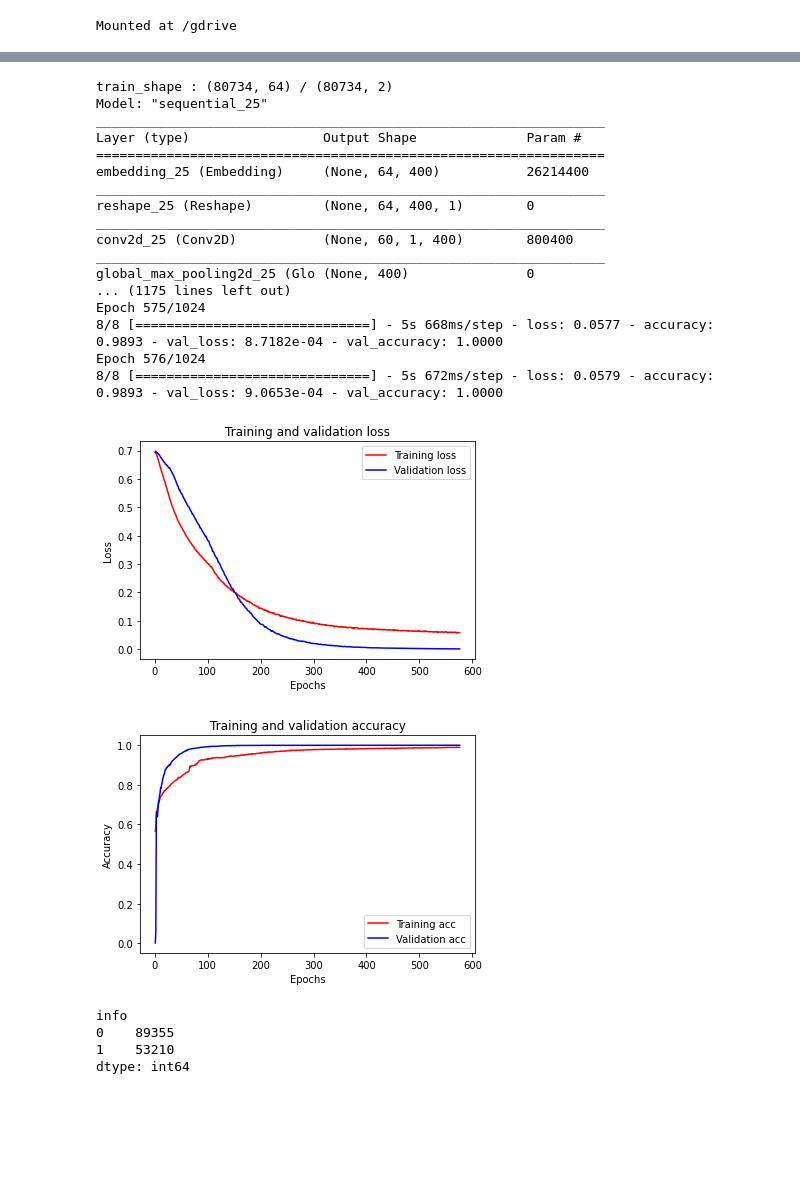
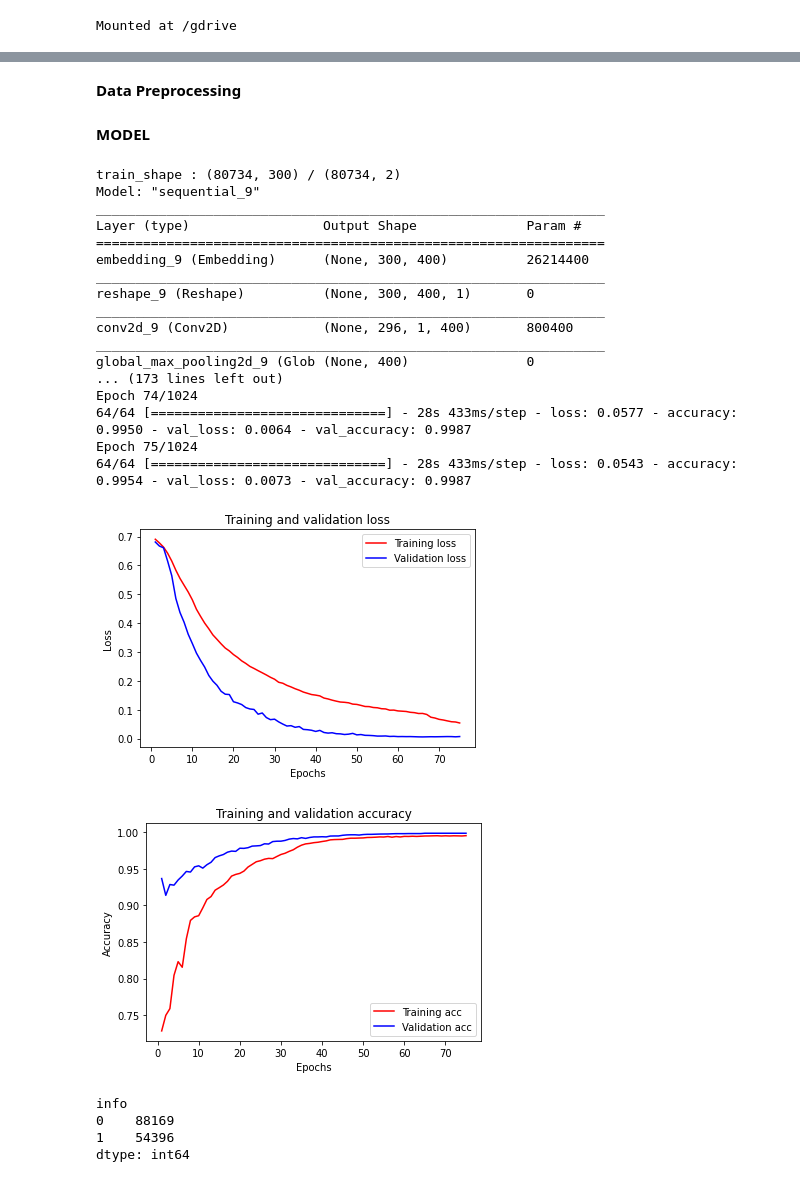
Before and after one commit to skaurl/NH-bigdata, a Jupyter notebook: TEST.ipynb, the cells around one changed output, grey strips where cells are left out. Cells and saved outputs as stored; diff of their text form; code cells hidden in the pictures; blank space fills up the shorter version.

```diff
--- a/TEST.ipynb
+++ b/TEST.ipynb
@@ -5,0 +8,28 @@ Mounted at /gdrive
+# %%
+import pandas as pd
+import matplotlib.pyplot as plt
+
+news_dataset_path = r"/gdrive/My Drive/한양대학교/NH투자증권 빅데이터 경진대회/data/news_train.csv"
+
+news_dataset = pd.read_csv(news_dataset_path)
+
+del news_dataset["n_id"]
+del news_dataset["date"]
+del news_dataset["title"]
+del news_dataset["ord"]
+
+news_dataset = news_dataset[news_dataset["content"]!="데이터에서 찾은 AI 속보"]
+news_dataset = news_dataset[news_dataset["content"]!="씨에스윈드, 193억 원 규모 윈드타워 공급계약 체결"]
+news_dataset = news_dataset[news_dataset["content"]!="씨에스윈드, 1분기 영업이익 158억 원전년비 16.1%"]
+
+news_dataset = news_dataset.drop_duplicates()
+
+print('문장의 개수 :', str(len(news_dataset))+'문장')
+print('문장의 최대 길이 :', str(max(len(l) for l in news_dataset['content']))+'글자')
+print('문장의 평균 길이 :', str(round(sum(map(len, news_dataset['content'])) / len(news_dataset['content'])))+'글자')
+
+plt.hist([len(s) for s in news_dataset['content']], bins=300)
+plt.xlim(0,300)
+plt.xlabel('length of Data')
+plt.ylabel('number of Data')
+plt.show()
@@ -6,3 +41,7 @@ Mounted at /gdrive
+# %% [markdown]
+**Data Preprocessing**
+# %% [markdown]
+**MODEL**
 # %%
 import pandas as pd
 import matplotlib.pyplot as plt
@@ -46,18 +85,18 @@ def conv2d_cnn():
     adam = optimizers.Adam(lr=0.0001)
     model.compile(loss='binary_crossentropy', optimizer=adam, metrics=['accuracy'])
     model.summary()
-    early_stopping = EarlyStopping(patience=10)
+    early_stopping = EarlyStopping(monitor="val_accuracy", patience=10)
     history = model.fit(x_train, y_train, validation_split=0.2, epochs=epochs, batch_size=batch_size, verbose=1, callbacks=[early_stopping])
 
     return model, history
 
 if __name__ == "__main__":
-    max_len = 64
+    max_len = 300
     output_dim = 400
     filters = 400
     kernel_size = 5
     epochs = 2**10
-    batch_size = 2**13
+    batch_size = 2**10
 
     news_dataset_path = r"/gdrive/My Drive/한양대학교/NH투자증권 빅데이터 경진대회/data/news_train.csv"
 
@@ -79,6 +118,8 @@ if __name__ == "__main__":
 
     x_train = sequence.pad_sequences(news_dataset['content'], maxlen=max_len)
 
+    y_train = news_dataset['info']
+
     ros = RandomOverSampler(random_state=42)
     x_train, y_train = ros.fit_resample(x_train, news_dataset['info'])
 
@@ -89,48 +130,48 @@ if __name__ == "__main__":
     with tf.device('/device:GPU:0'):
         model, history = conv2d_cnn()
 
-    model.save('/gdrive/My Drive/한양대학교/NH투자증권 빅데이터 경진대회/model/news_model_1.h5')
+    model.save('/gdrive/My Drive/한양대학교/NH투자증권 빅데이터 경진대회/model/news_model.h5')
 
     acc = history.history['accuracy']
     val_acc = history.history['val_accuracy']
     loss = history.history['loss']
     val_loss = history.history['val_loss']
     epochs = range(1, len(acc) + 1)
 
     plt.plot(epochs, loss, 'r', label='Training loss')
     plt.plot(epochs, val_loss, 'b', label='Validation loss')
     plt.title('Training and validation loss')
     plt.xlabel('Epochs')
     plt.ylabel('Loss')
     plt.legend()
     plt.figure()
     plt.plot(epochs, acc, 'r', label='Training acc')
     plt.plot(epochs, val_acc, 'b', label='Validation acc')
     plt.title('Training and validation accuracy')
     plt.xlabel('Epochs')
     plt.ylabel('Accuracy')
     plt.legend()
     plt.show()
 # %% [output]
-train_shape : (80734, 64) / (80734, 2)
-Model: "sequential_25"
+train_shape : (80734, 300) / (80734, 2)
+Model: "sequential_9"
 _________________________________________________________________
 Layer (type)                 Output Shape              Param #
 =================================================================
-embedding_25 (Embedding)     (None, 64, 400)           26214400
+embedding_9 (Embedding)      (None, 300, 400)          26214400
 _________________________________________________________________
-reshape_25 (Reshape)         (None, 64, 400, 1)        0
+reshape_9 (Reshape)          (None, 300, 400, 1)       0
 _________________________________________________________________
-conv2d_25 (Conv2D)           (None, 60, 1, 400)        800400
+conv2d_9 (Conv2D)            (None, 296, 1, 400)       800400
 _________________________________________________________________
-global_max_pooling2d_25 (Glo (None, 400)               0
-... (1175 lines left out)
-Epoch 575/1024
-8/8 [==============================] - 5s 668ms/step - loss: 0.0577 - accuracy: 0.9893 - val_loss: 8.7182e-04 - val_accuracy: 1.0000
-Epoch 576/1024
-8/8 [==============================] - 5s 672ms/step - loss: 0.0579 - accuracy: 0.9893 - val_loss: 9.0653e-04 - val_accuracy: 1.0000
+global_max_pooling2d_9 (Glob (None, 400)               0
+... (173 lines left out)
+Epoch 74/1024
+64/64 [==============================] - 28s 433ms/step - loss: 0.0577 - accuracy: 0.9950 - val_loss: 0.0064 - val_accuracy: 0.9987
+Epoch 75/1024
+64/64 [==============================] - 28s 433ms/step - loss: 0.0543 - accuracy: 0.9954 - val_loss: 0.0073 - val_accuracy: 0.9987
-[figure, old version]
+[figure, new version]
-[figure, old version]
+[figure, new version]
 # %%
 import pandas as pd
 import numpy as np
@@ -151,15 +192,15 @@ del news_dataset_test["ord"]
 
 model = load_model('/gdrive/My Drive/한양대학교/NH투자증권 빅데이터 경진대회/model/news_model.h5')
 
-x_test = sequence.pad_sequences(news_dataset_test['content'].map(convert_to_ord), maxlen=64)
+x_test = sequence.pad_sequences(news_dataset_test['content'].map(convert_to_ord), maxlen=300)
 
 news_dataset_test["info"] = model.predict_classes(x_test)
 
 print(news_dataset_test.groupby("info").size())
 # %% [output]
 info
-0    89355
-1    53210
+0    88169
+1    54396
 dtype: int64
 # %%
 news_dataset_train = pd.read_csv("/gdrive/My Drive/한양대학교/NH투자증권 빅데이터 경진대회/data/news_train.csv")
```
Also changed, not shown: parts of 4 cells of this notebook.
